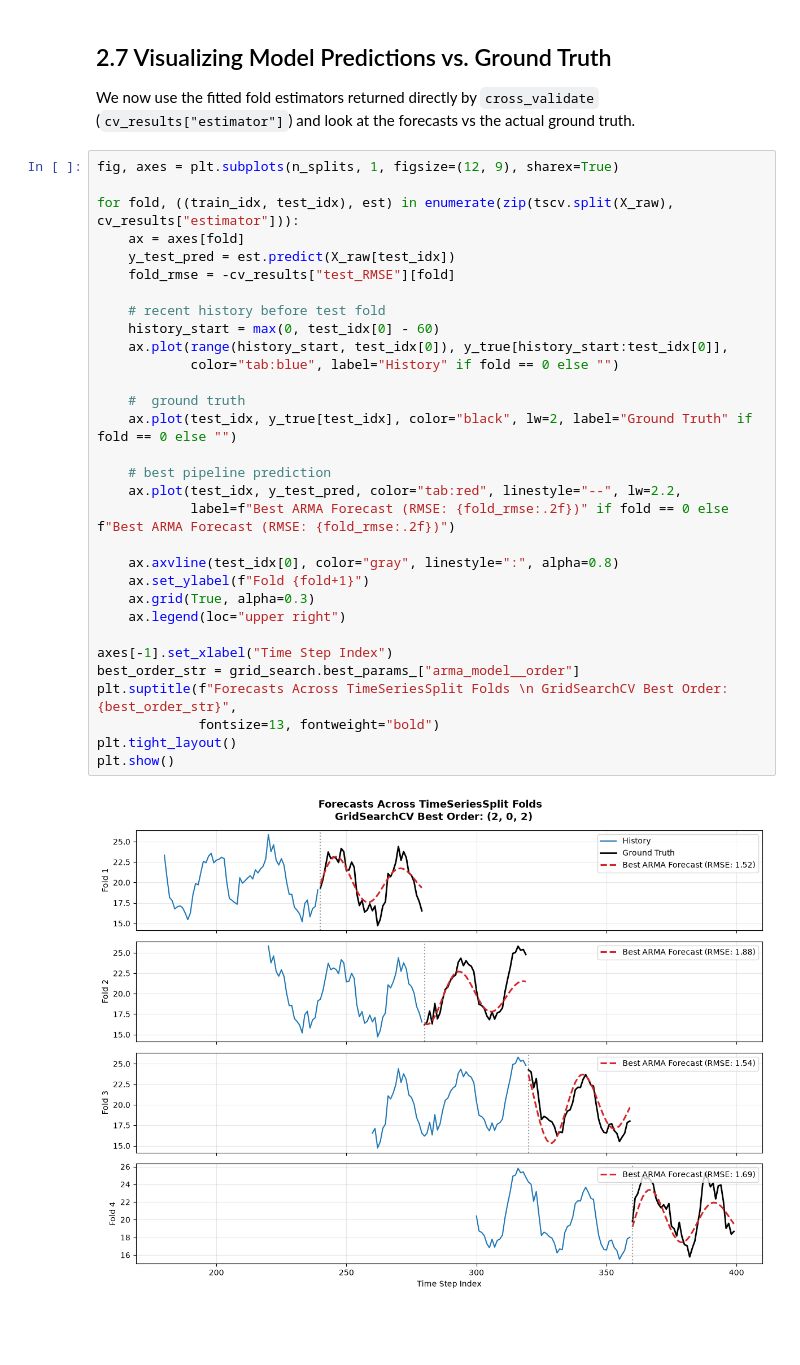
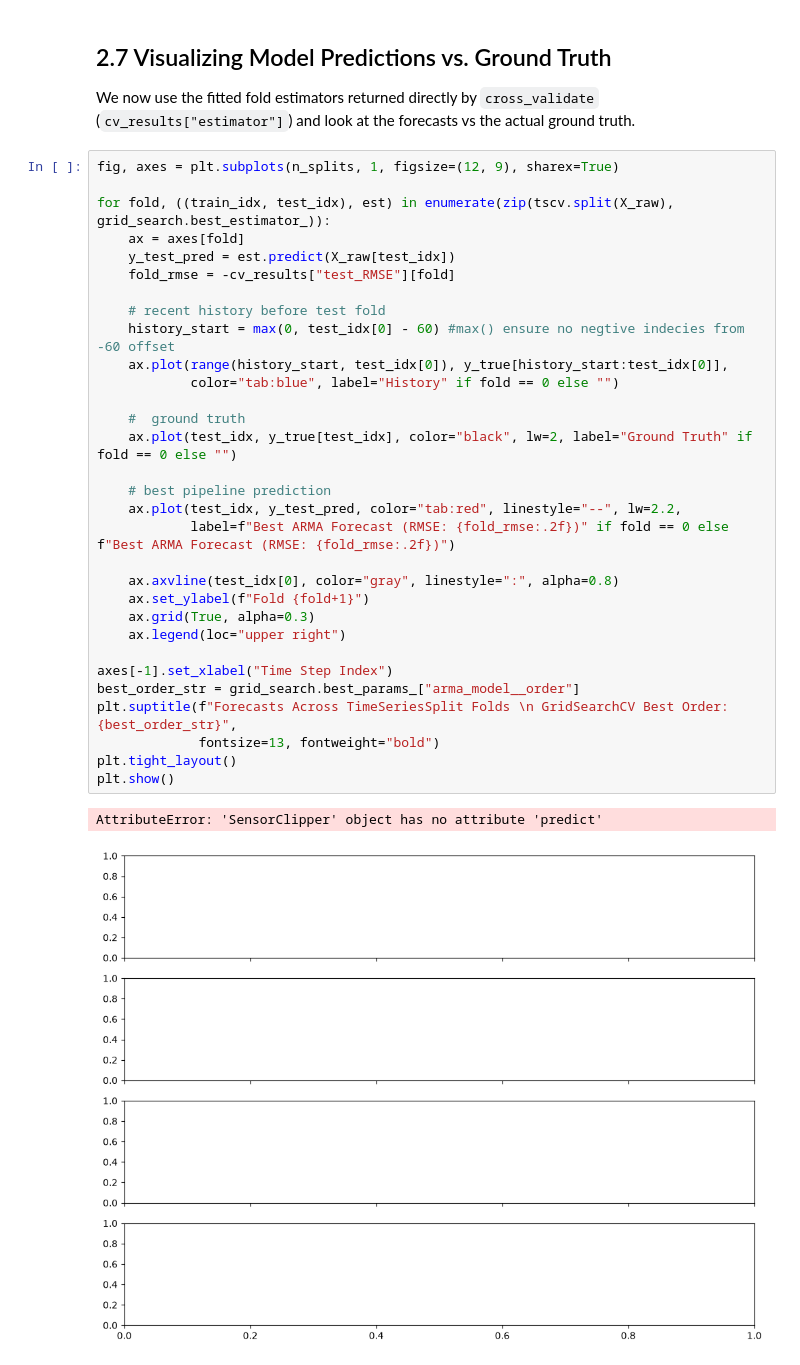
Before and after one commit to ro-fldr/KKDM2-Lecture, a Jupyter notebook: 02_sklearn_timeseries_pipeline.ipynb, the cells around one changed output. Drawn from its saved outputs; the diff is of its cells as text; blank space fills up the shorter version.

```diff
--- a/02_sklearn_timeseries_pipeline.ipynb
+++ b/02_sklearn_timeseries_pipeline.ipynb
@@ -302,33 +305,34 @@ We now use the fitted fold estimators returned directly by `cross_validate` (`cv
 # %%
 fig, axes = plt.subplots(n_splits, 1, figsize=(12, 9), sharex=True)
 
-for fold, ((train_idx, test_idx), est) in enumerate(zip(tscv.split(X_raw), cv_results["estimator"])):
+for fold, ((train_idx, test_idx), est) in enumerate(zip(tscv.split(X_raw), grid_search.best_estimator_)):
     ax = axes[fold]
     y_test_pred = est.predict(X_raw[test_idx])
     fold_rmse = -cv_results["test_RMSE"][fold]
 
     # recent history before test fold
-    history_start = max(0, test_idx[0] - 60)
+    history_start = max(0, test_idx[0] - 60) #max() ensure no negtive indecies from -60 offset
     ax.plot(range(history_start, test_idx[0]), y_true[history_start:test_idx[0]],
             color="tab:blue", label="History" if fold == 0 else "")
 
     #  ground truth
     ax.plot(test_idx, y_true[test_idx], color="black", lw=2, label="Ground Truth" if fold == 0 else "")
 
     # best pipeline prediction
     ax.plot(test_idx, y_test_pred, color="tab:red", linestyle="--", lw=2.2,
             label=f"Best ARMA Forecast (RMSE: {fold_rmse:.2f})" if fold == 0 else f"Best ARMA Forecast (RMSE: {fold_rmse:.2f})")
 
     ax.axvline(test_idx[0], color="gray", linestyle=":", alpha=0.8)
     ax.set_ylabel(f"Fold {fold+1}")
     ax.grid(True, alpha=0.3)
     ax.legend(loc="upper right")
 
 axes[-1].set_xlabel("Time Step Index")
 best_order_str = grid_search.best_params_["arma_model__order"]
 plt.suptitle(f"Forecasts Across TimeSeriesSplit Folds \n GridSearchCV Best Order: {best_order_str}",
              fontsize=13, fontweight="bold")
 plt.tight_layout()
 plt.show()
 # %% [output]
+AttributeError: 'SensorClipper' object has no attribute 'predict'
-[figure, old version]
+[figure, new version]
```
Also changed, not shown: parts of 8 cells of this notebook, 8 other files.
